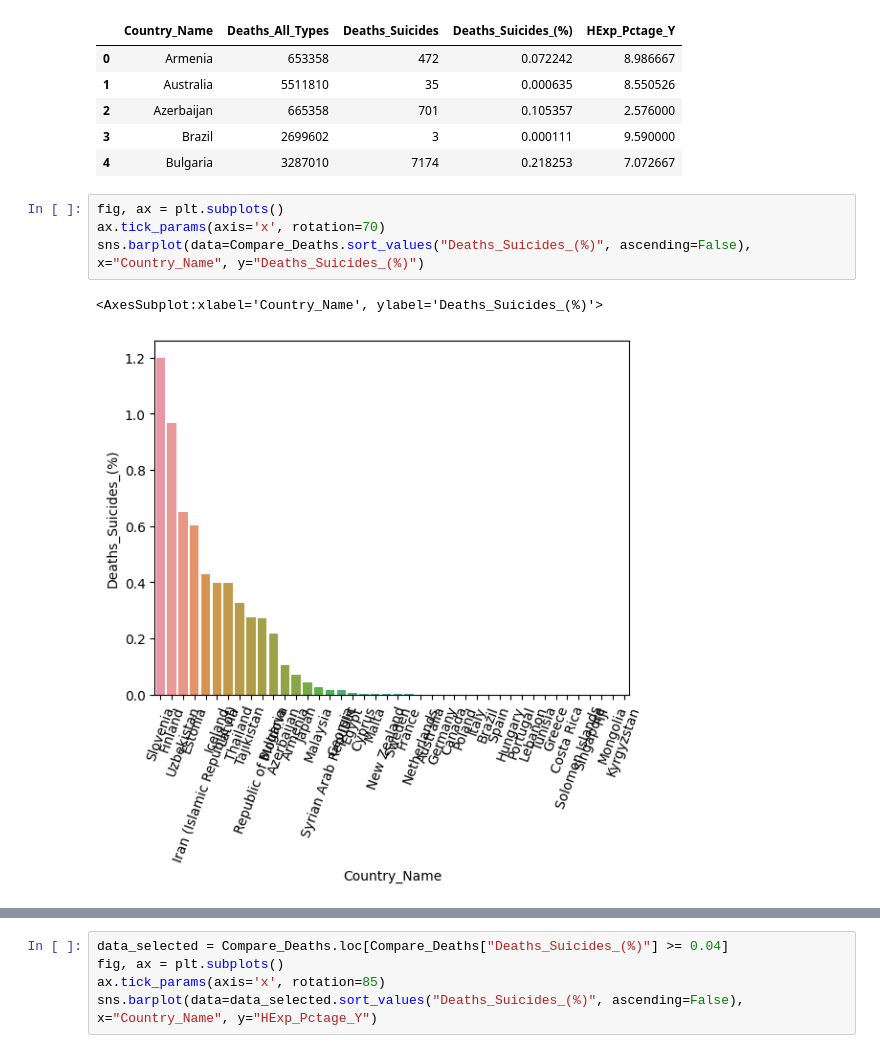
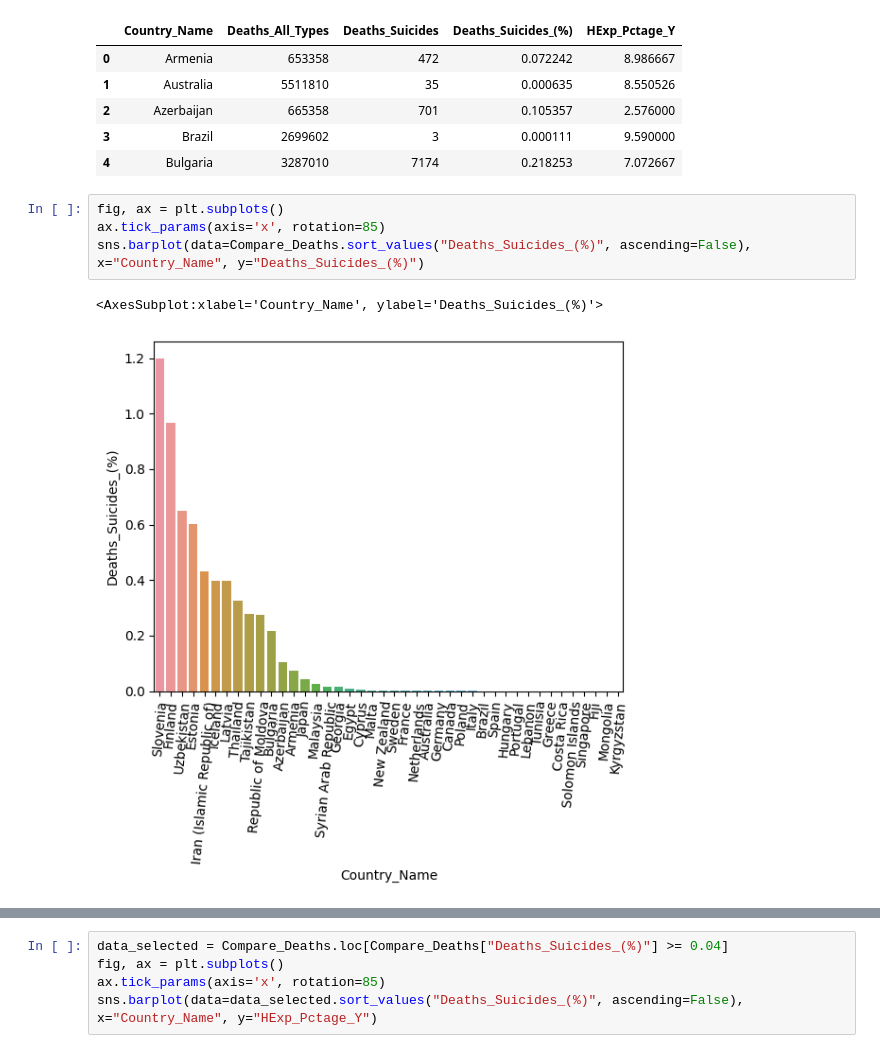
Before and after one commit to erickbezerra/VScode, a Jupyter notebook: Projects/DBexploring/WHO_MHE/WHO_MHExp_and_Deaths.ipynb, the cells around one changed output, grey strips where cells are left out. Drawn from its saved outputs; the diff is of its cells as text.

```diff
--- a/Projects/DBexploring/WHO_MHE/WHO_MHExp_and_Deaths.ipynb
+++ b/Projects/DBexploring/WHO_MHE/WHO_MHExp_and_Deaths.ipynb
@@ -159,11 +176,11 @@ Compare_Deaths.head()
 | 4 | Bulgaria | 3287010 | 7174 | 0.218253 | 7.072667 |
 # %%
 fig, ax = plt.subplots()
-ax.tick_params(axis='x', rotation=70)
+ax.tick_params(axis='x', rotation=85)
 sns.barplot(data=Compare_Deaths.sort_values("Deaths_Suicides_(%)", ascending=False), x="Country_Name", y="Deaths_Suicides_(%)")
 # %% [output]
 <AxesSubplot:xlabel='Country_Name', ylabel='Deaths_Suicides_(%)'>
-[figure, old version]
+[figure, new version]
 # %%
 data_selected = Compare_Deaths.loc[Compare_Deaths["Deaths_Suicides_(%)"] >= 0.04]
 fig, ax = plt.subplots()
```
Also changed, not shown: parts of 6 cells of this notebook.
